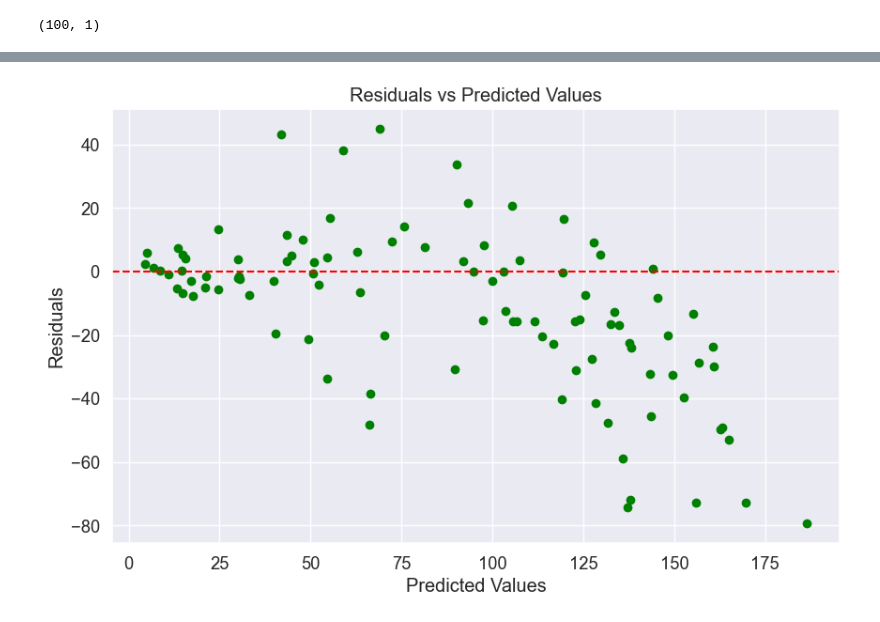
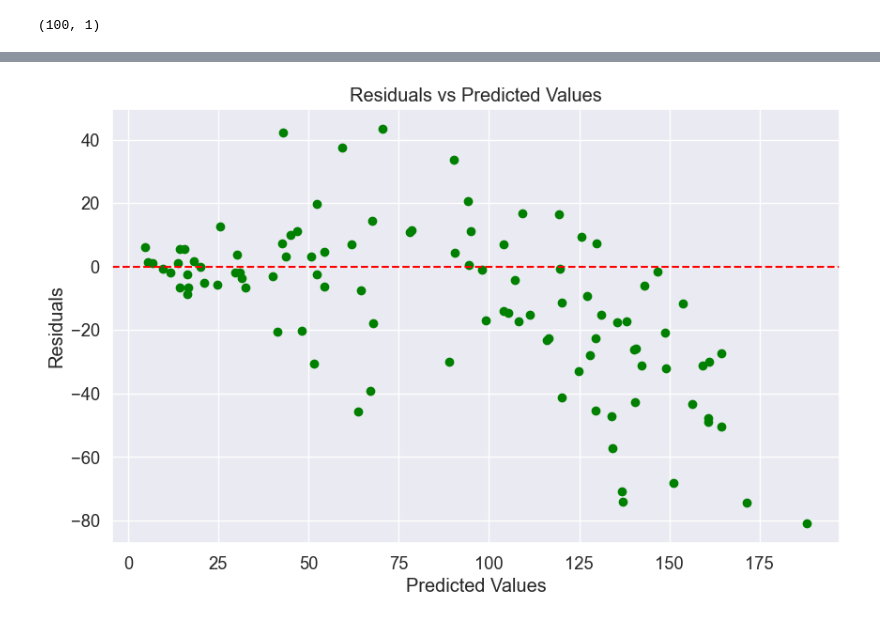
Before and after one commit to adpurkayastha/Hackathon, a Jupyter notebook: RUL_Prediction_V3.5.ipynb, the cells around one changed output, grey strips where cells are left out. Drawn from its saved outputs; the diff is of its cells as text; code cells hidden in the pictures.

```diff
--- a/RUL_Prediction_V3.5.ipynb
+++ b/RUL_Prediction_V3.5.ipynb
@@ -751,7 +703,8 @@ y_valid.shape
 (100, 1)
 # %%
 #lets try our  estimator on the prediction set
-y_final_pred_hp = best_estimator_hp.predict(X_valid)
+X_valid_s =  sscaler.transform(X_valid)
+y_final_pred_hp = best_estimator_hp.predict(X_valid_s)
 y_pred = np.exp(y_final_pred_hp) - 1
 # %%
 # Evaluation
@@ -880,13 +838,13 @@ plt.show()
 # %%
 # Plot residuals
 y_valid_array = np.squeeze(y_valid.to_numpy())
 residuals = y_valid_array - y_pred
 plt.figure(figsize=(10, 6))
-plt.scatter(y_pred, residuals, c='green')
+plt.scatter(y_pred, residuals, c='yellowgreen')
 plt.axhline(y=0, linestyle='--', c='red')
 plt.xlabel("Predicted Values")
 plt.ylabel("Residuals")
 plt.title("Residuals vs Predicted Values")
 plt.show()
 # %% [output]
-[figure, old version]
+[figure, new version]
```
Also changed, not shown: parts of 22 cells of this notebook.
